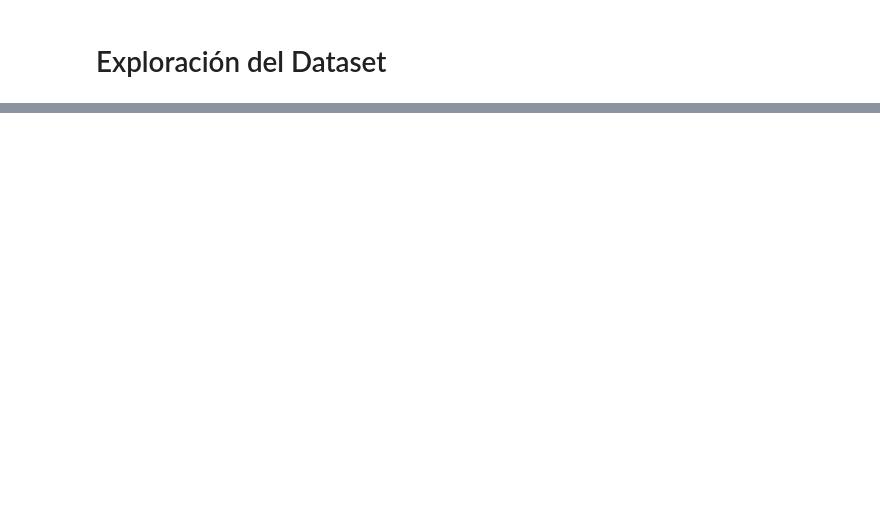
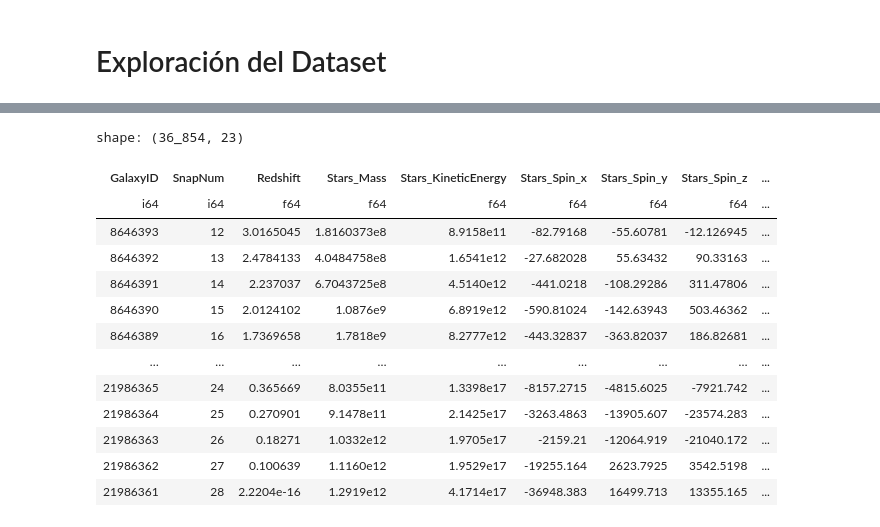
Before and after one commit to SantamariaR/Taller-Tesis-1, a Jupyter notebook: Estadistica_evolutiva.ipynb, the cells around one changed output, grey strips where cells are left out. Drawn from its saved outputs; the diff is of its cells as text; code cells hidden in the pictures; blank space fills up the shorter version.

Commit message:
Join de tablas

```diff
--- a/Estadistica_evolutiva.ipynb
+++ b/Estadistica_evolutiva.ipynb
@@ -51,0 +52,20 @@ shape: (76, 2)
+# %%
+# Unimos las tablas para obtener una visión completa de la evolución de las galaxias centrales
+new_data = data_centrales.join(data_fusiones, left_on=['RootGalaxyID','SnapNum'], right_on=['GalaxyID','Snapshot'], how='left')
+
+new_data
+# %% [output]
+shape: (36_854, 23)
+| GalaxyID | SnapNum | Redshift | Stars_Mass | Stars_KineticEnergy | Stars_Spin_x | Stars_Spin_y | Stars_Spin_z | ... |
+| i64 | i64 | f64 | f64 | f64 | f64 | f64 | f64 | ... |
+| 8646393 | 12 | 3.0165045 | 1.8160373e8 | 8.9158e11 | -82.79168 | -55.60781 | -12.126945 | ... |
+| 8646392 | 13 | 2.4784133 | 4.0484758e8 | 1.6541e12 | -27.682028 | 55.63432 | 90.33163 | ... |
+| 8646391 | 14 | 2.237037 | 6.7043725e8 | 4.5140e12 | -441.0218 | -108.29286 | 311.47806 | ... |
+| 8646390 | 15 | 2.0124102 | 1.0876e9 | 6.8919e12 | -590.81024 | -142.63943 | 503.46362 | ... |
+| 8646389 | 16 | 1.7369658 | 1.7818e9 | 8.2777e12 | -443.32837 | -363.82037 | 186.82681 | ... |
+| … | … | … | … | … | … | … | … | ... |
+| 21986365 | 24 | 0.365669 | 8.0355e11 | 1.3398e17 | -8157.2715 | -4815.6025 | -7921.742 | ... |
+| 21986364 | 25 | 0.270901 | 9.1478e11 | 2.1425e17 | -3263.4863 | -13905.607 | -23574.283 | ... |
+| 21986363 | 26 | 0.18271 | 1.0332e12 | 1.9705e17 | -2159.21 | -12064.919 | -21040.172 | ... |
+| 21986362 | 27 | 0.100639 | 1.1160e12 | 1.9529e17 | -19255.164 | 2623.7925 | 3542.5198 | ... |
+| 21986361 | 28 | 2.2204e-16 | 1.2919e12 | 4.1714e17 | -36948.383 | 16499.713 | 13355.165 | ... |
```
Also changed, not shown: parts of 7 cells of this notebook.
